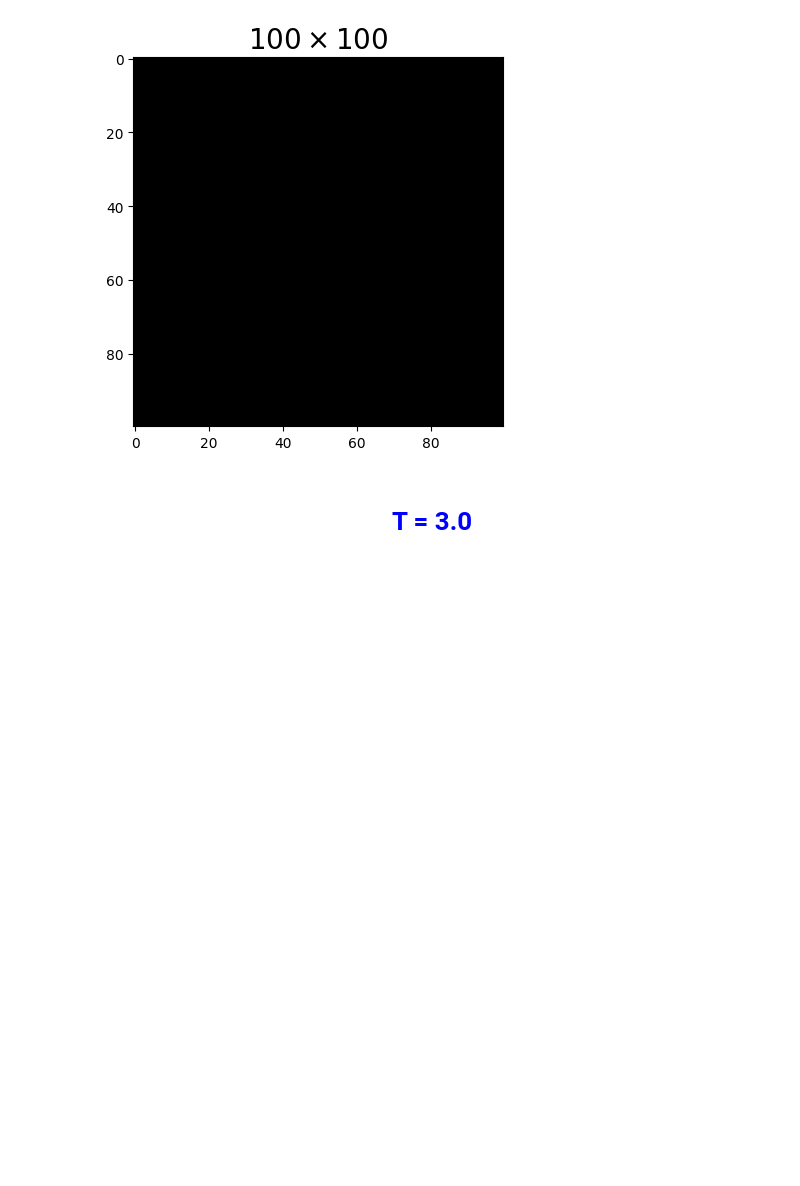
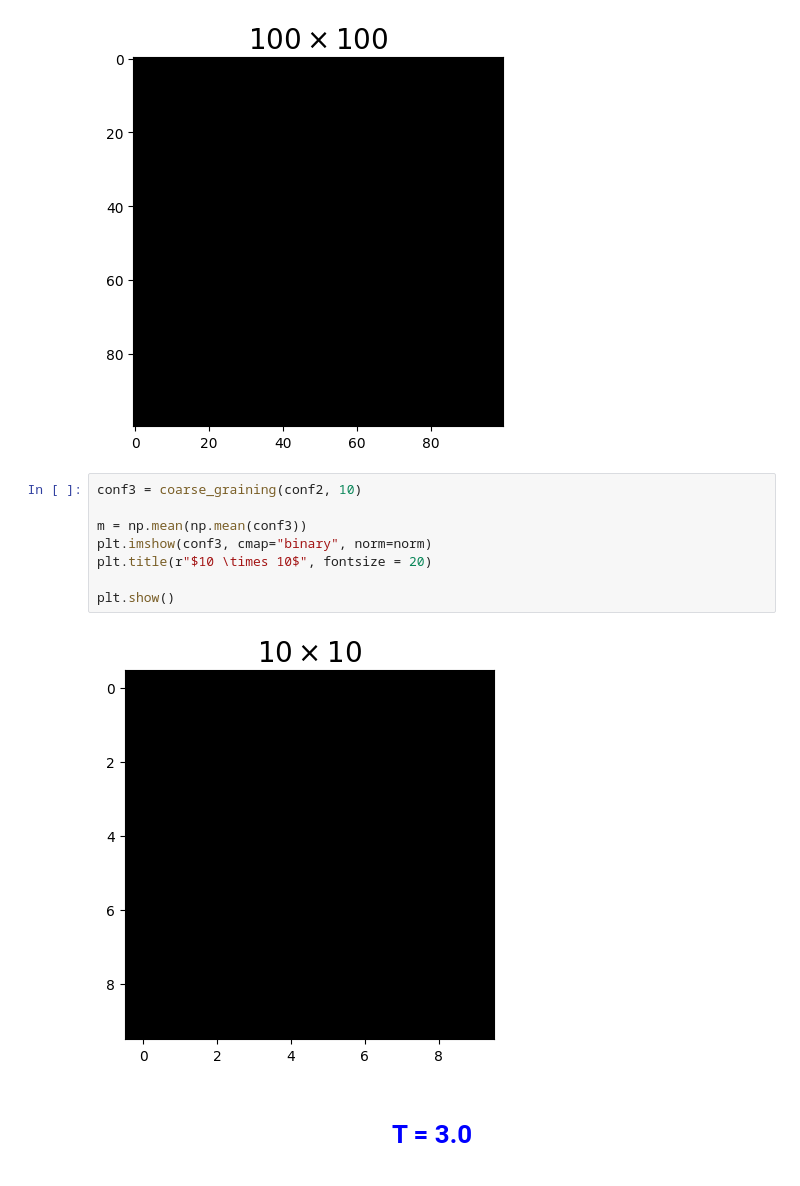
Before and after one commit to Negrini085/Simulazione-di-Materia-Condensata, a Jupyter notebook: Approfondimento/Ising2D/analisi/coarseGraining.ipynb, the cells around one changed output. Saved outputs shown, nothing was run; the diff lists cells and outputs as text; blank space fills up the shorter version.

Commit message:
Aggiunto coarse graining, ora manca per Tc, ma prima serve Wolff

```diff
--- a/Approfondimento/Ising2D/analisi/coarseGraining.ipynb
+++ b/Approfondimento/Ising2D/analisi/coarseGraining.ipynb
@@ -72,6 +72,16 @@ plt.title(r"$100 \times 100$", fontsize = 20)
 plt.show()
 # %% [output]
 [figure]
+# %%
+conf3 = coarse_graining(conf2, 10)
+
+m = np.mean(np.mean(conf3))
+plt.imshow(conf3, cmap="binary", norm=norm)
+plt.title(r"$10 \times 10$", fontsize = 20)
+
+plt.show()
+# %% [output]
+[figure, added]
 # %% [markdown]
 <center>
 
```
Also changed, not shown: parts of 2 cells of this notebook, 4 other files.
